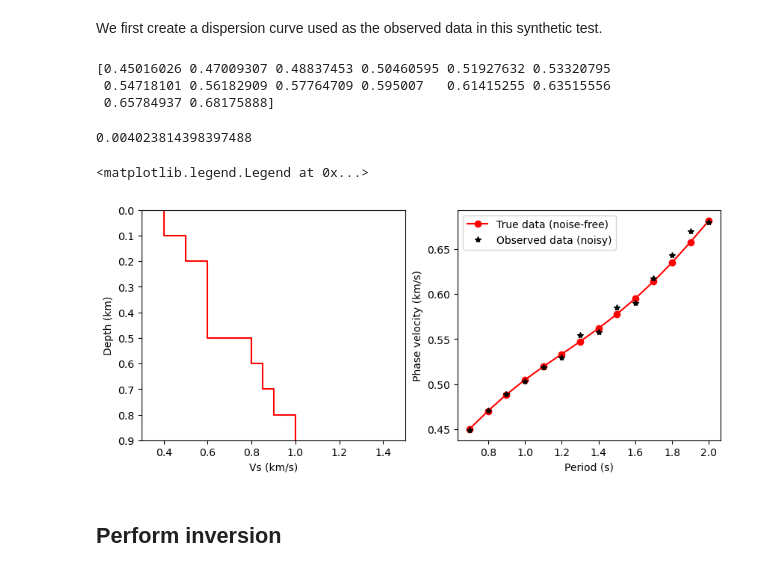
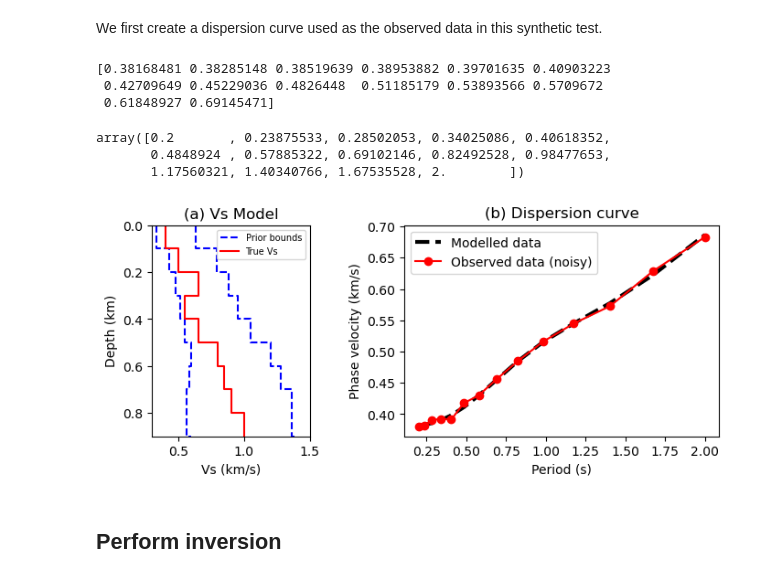
Before and after one commit to XuebinZhaoZXB/GeoPVI, a Jupyter notebook: examples/tutorials/11_1D_dispersion_inversion.ipynb, the cells around one changed output. Drawn from its saved outputs; the diff is of its cells as text; code cells hidden in the pictures.

```diff
--- a/examples/tutorials/11_1D_dispersion_inversion.ipynb
+++ b/examples/tutorials/11_1D_dispersion_inversion.ipynb
@@ -28,7 +28,7 @@ from pysurf96 import surf96
 thk = np.full((10),fill_value=0.1)
 thk[-1] = 0; # set the thickness of last layer to be 0 to represent half space
 vs = np.zeros_like(thk)
-vs = np.array([0.4,0.5,0.6,0.6,0.6,0.8,0.85,0.9,1.0,1.0])
+vs = np.array([0.4,0.5,0.65,0.55,0.65,0.8,0.85,0.9,1.0,1.0])
 
 # vp and density are calculate from shear velocity using experience relationships
 vp = 1.16*vs + 1.36
@@ -37,7 +37,7 @@ if(vs[0]<1e-4):
     vp[0] = 1.5
     rho[0] = 1.0
 # %%
-periods = np.linspace(0.7,2.0,14) # set period range
+periods = np.geomspace(0.2,2.0,14) # set period range
 # It is better to calculate phase velocity on evenly-spaced periods than evenly-spaced frequencies
 freqs = 1./periods;
 
@@ -46,8 +46,14 @@ freqs = 1./periods;
 phase = surf96(thk, vp, vs, rho, periods, wave = 'rayleigh', mode = 1, velocity = 'phase')
 print(phase)
 # %% [output]
-[0.45016026 0.47009307 0.48837453 0.50460595 0.51927632 0.53320795
- 0.54718101 0.56182909 0.57764709 0.595007   0.61415255 0.63515556
- 0.65784937 0.68175888]
+[0.38168481 0.38285148 0.38519639 0.38953882 0.39701635 0.40903223
+ 0.42709649 0.45229036 0.4826448  0.51185179 0.53893566 0.5709672
+ 0.61848927 0.69145471]
+# %%
+periods
+# %% [output]
+array([0.2       , 0.23875533, 0.28502053, 0.34025086, 0.40618352,
+       0.4848924 , 0.57885322, 0.69102146, 0.82492528, 0.98477653,
+       1.17560321, 1.40340766, 1.67535528, 2.        ])
 # %%
 # Add random noise to dispersion data
@@ -55,30 +61,41 @@ d_obs = phase + np.random.normal(0, 1, len(phase)) * phase * 0.01
+# %%
+d_obs = np.array([0.37980161, 0.38200447, 0.390788  , 0.39231599, 0.39161135,
+       0.41745644, 0.43013709, 0.45588044, 0.48494364, 0.51623429,
+       0.54479551, 0.57267977, 0.62887351, 0.68308536])
 # %%
 zd = np.cumsum(thk)-0.1
 zd[-1]=0.9
-# %%
-np.abs(d_obs - phase).mean()
-# %% [output]
-0.004023814398397488
 # %%
-plt.figure(figsize=(10, 4))
+fig, ax = plt.subplots(1, 2, figsize=(8, 3), gridspec_kw={"width_ratios": [1, 2]})
 
-plt.subplot(121)
-plt.step(vs,zd,'r-',label='True')
-plt.gca().invert_yaxis()
-plt.xlabel('Vs (km/s)')
-plt.ylabel('Depth (km)')
-plt.xlim(0.3,1.5)
-plt.ylim(0.9, 0.)
+ax[0].step(lower,zd,'b--',label='Prior bounds')
+ax[0].step(upper,zd,'b--')
+ax[0].step(vs,zd,'r-',label='True Vs')
+ax[0].invert_yaxis()
+ax[0].set_xlabel('Vs (km/s)')
+ax[0].set_ylabel('Depth (km)')
+ax[0].set_xlim(0.3,1.5)
+ax[0].set_ylim(0.9, 0.)
+# ax[0].set_yticks(np.arange(0, 1, 0.2))
+ax[0].set_title('(a) Vs Model')
+ax[0].legend(fontsize = 7)
 
-plt.subplot(122)
-plt.plot(periods, phase, 'ro-', label='True data (noise-free)')
-plt.plot(periods, d_obs, 'k*', label='Observed data (noisy)')
-plt.xlabel('Period (s)'); plt.ylabel('Phase velocity (km/s)')
+# plt.subplot(122)
+# ax[1].plot(periods, phase, 'ro-', label='True data (noise-free)')
+ax[1].plot(periods, data_syn[0], color = 'black', linestyle= '--', linewidth = 3, label='Modelled data')
+ax[1].plot(periods, d_obs, 'ro-', label='Observed data (noisy)')
+ax[1].set_xlabel('Period (s)');
+ax[1].set_ylabel('Phase velocity (km/s)')
 # plt.tight_layout()
-plt.legend()
+ax[1].legend()
+ax[1].set_title('(b) Dispersion curve')
+
+fig.subplots_adjust(wspace=0.4, hspace=0.2)
+
+# plt.savefig('/home/xzhao34/study/05_dispersion_inversion/syn_test/Figs/true_model_data.png',dpi = 300, bbox_inches='tight')
+plt.show()
 # %% [output]
-<matplotlib.legend.Legend at 0x...>
-[figure, old version]
+[figure, new version]
 # %% [markdown]
 ## Perform inversion
 # %% [markdown]
```
Also changed, not shown: parts of 19 cells of this notebook, 7 other files.
